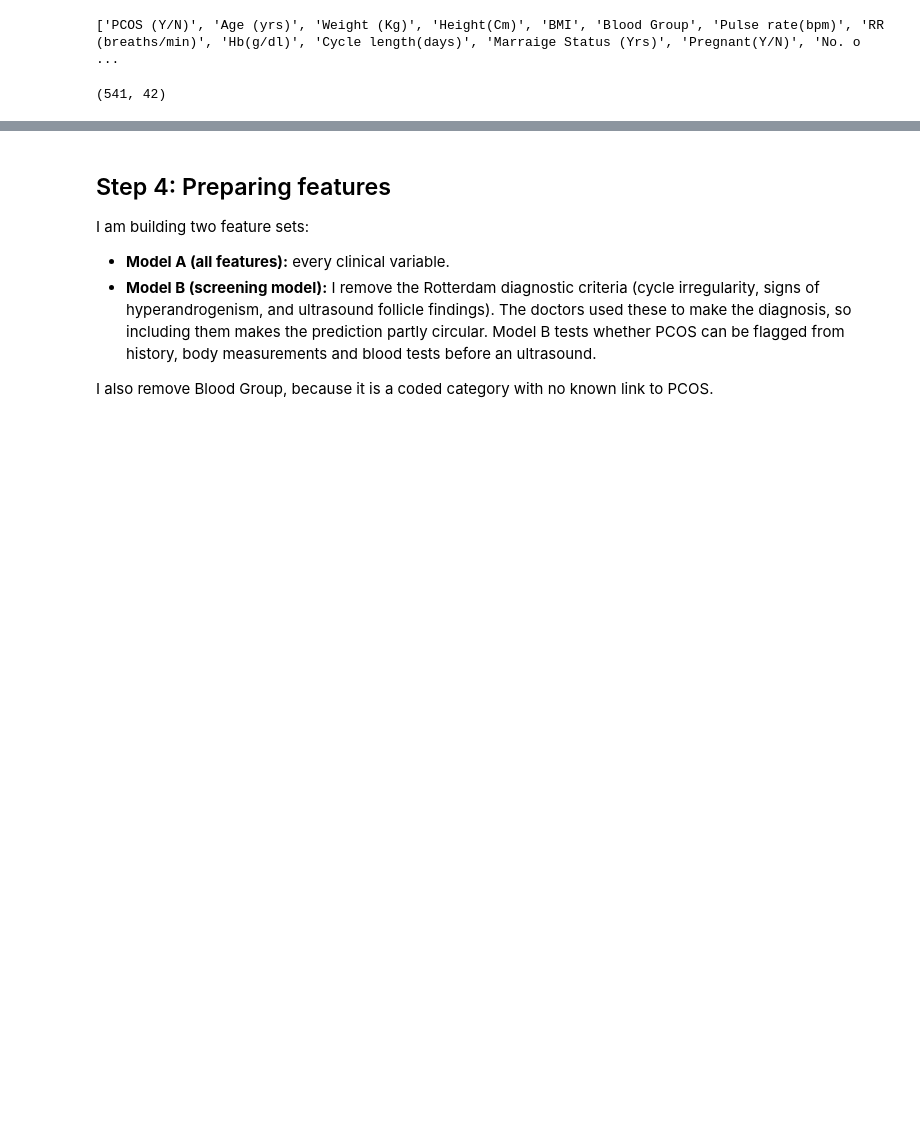
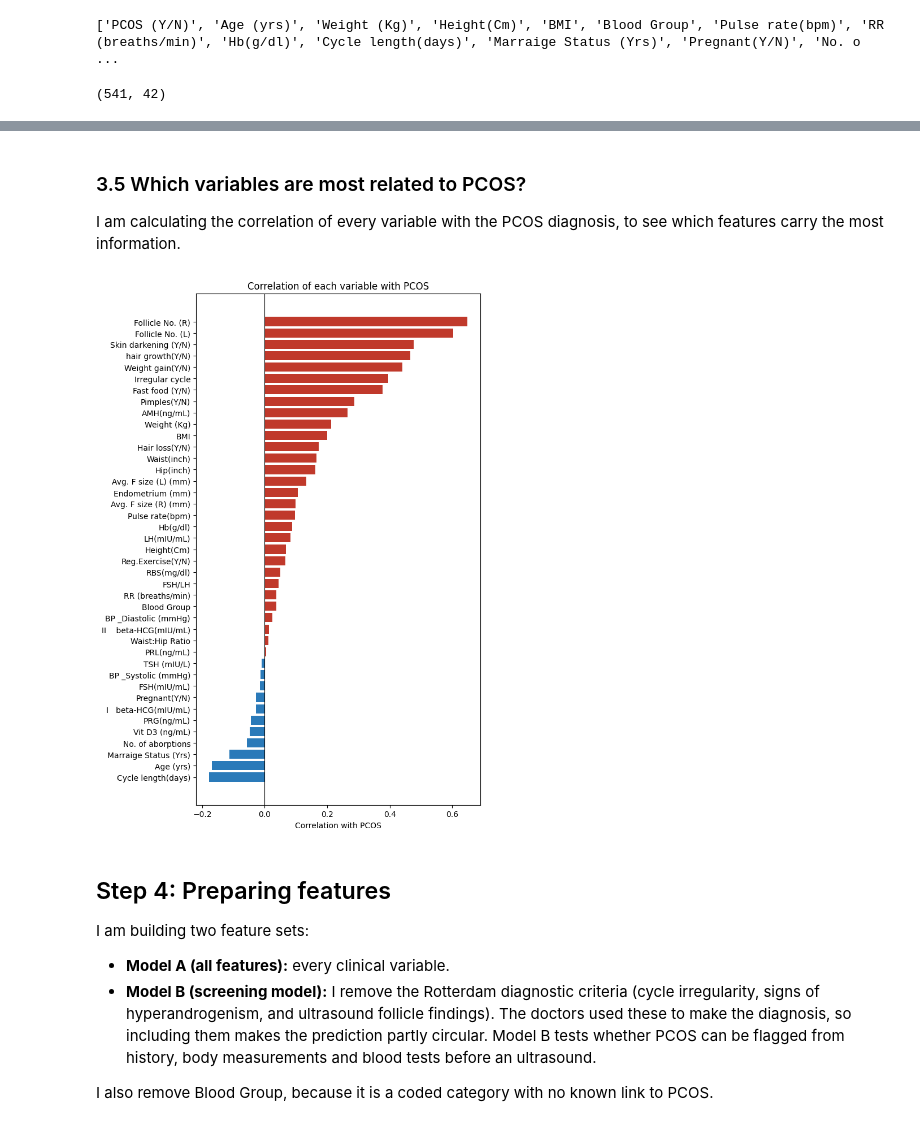
Before and after one commit to abhisat16/PCOS-Project, a Jupyter notebook: pcos_analysis.ipynb, the cells around one changed output, grey strips where cells are left out. Saved outputs shown, nothing was run; the diff lists cells and outputs as text; code cells hidden in the pictures; blank space fills up the shorter version.

```diff
--- a/pcos_analysis.ipynb
+++ b/pcos_analysis.ipynb
@@ -383,3 +510,22 @@ print(df.shape)
+# %% [markdown]
+### 3.5 Which variables are most related to PCOS?
+
+I am calculating the correlation of every variable with the PCOS diagnosis, to see which features carry the most information.
+# %%
+# I am ranking variables by their correlation with PCOS
+corr = df.corr(numeric_only=True)["PCOS (Y/N)"].drop("PCOS (Y/N)").sort_values()
+
+fig, ax = plt.subplots(figsize=(7, 10))
+colors = ["#c0392b" if v > 0 else "#2a7ab9" for v in corr.values]
+ax.barh(corr.index, corr.values, color=colors)
+ax.axvline(0, color="black", linewidth=0.8)
+ax.set_xlabel("Correlation with PCOS")
+ax.set_title("Correlation of each variable with PCOS")
+plt.tight_layout()
+plt.savefig("fig4_correlation.png", dpi=150)
+plt.show()
+# %% [output]
+[figure, added]
 # %% [markdown]
 ## Step 4: Preparing features
 
```
Also changed, not shown: parts of 23 cells of this notebook.
